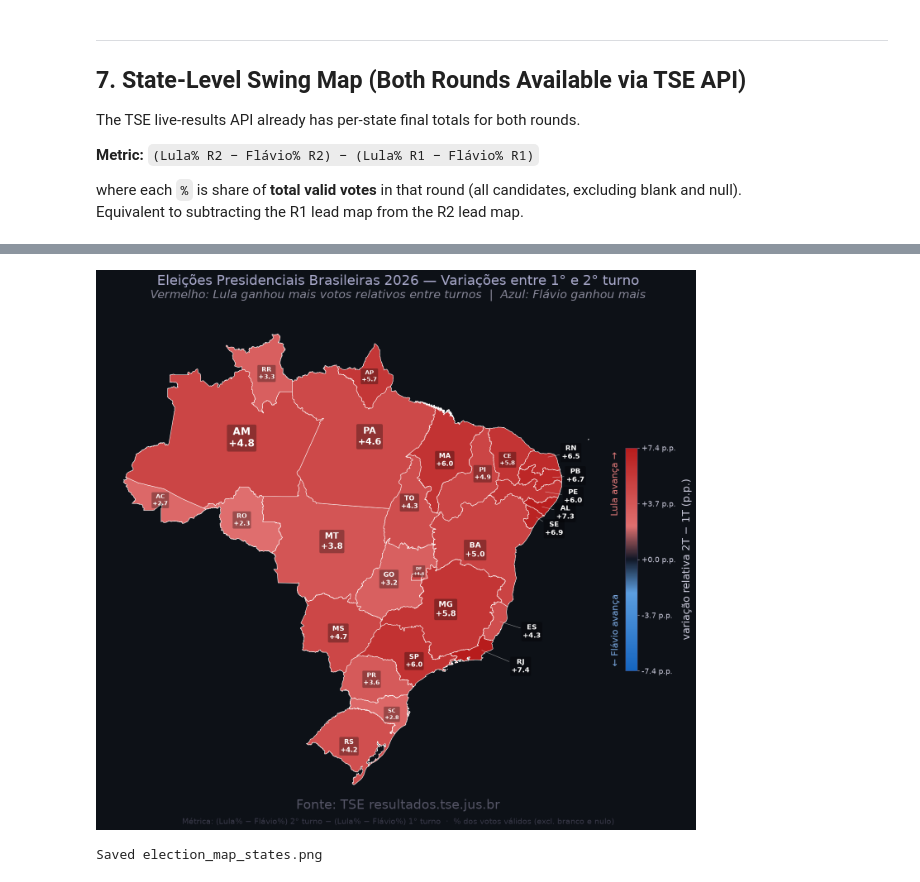
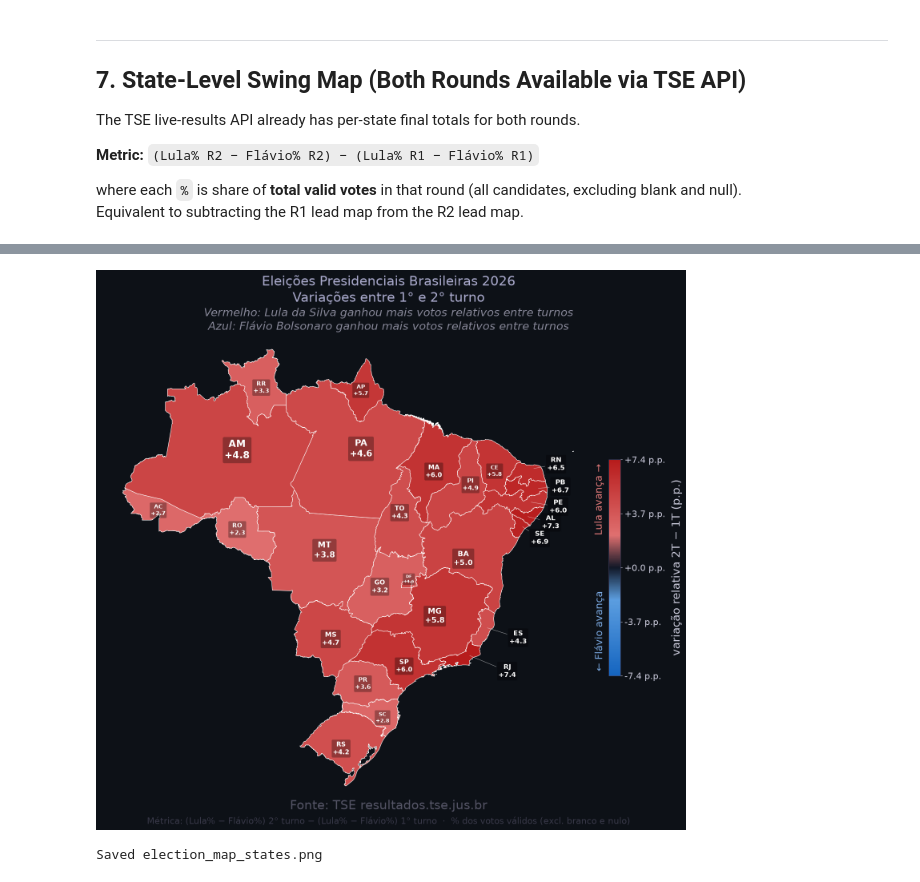
Before and after one commit to SebasEliens/br26-map, a Jupyter notebook: election_map.ipynb, the cells around one changed output, grey strips where cells are left out. Cells and saved outputs as stored; diff of their text form; code cells hidden in the pictures.

```diff
--- a/election_map.ipynb
+++ b/election_map.ipynb
@@ -515,41 +515,39 @@ for _, row in gdf_state_map.iterrows():
             label,
             xy=(pt.x + dx, pt.y + dy), ha="center", va="center",
             fontsize=fs, color="white", fontweight="bold",
             bbox=dict(boxstyle="round,pad=0.18", facecolor="black",
                       alpha=0.30, linewidth=0),
         )
 
 # Colorbar
 sm2 = plt.cm.ScalarMappable(cmap=cmap, norm=norm_s)
 sm2.set_array([])
 cbar2 = fig2.colorbar(sm2, ax=ax2, shrink=0.45, aspect=18, pad=0.02)
 cbar2.outline.set_edgecolor("#444466")
-cbar2.ax.tick_params(colors="#ccccdd", labelsize=13)
+cbar2.ax.tick_params(colors="#ccccdd", labelsize=16)
 ticks2 = np.linspace(-vmax_s, vmax_s, 5)
 cbar2.set_ticks(ticks2)
 cbar2.set_ticklabels([f"{v:+.1f} p.p." for v in ticks2])
-cbar2.set_label("variação relativa 2T − 1T (p.p.)", color="#ccccdd", fontsize=18, labelpad=10)
+cbar2.set_label("variação relativa 2T − 1T (p.p.)", color="#ccccdd", fontsize=20, labelpad=10)
 cbar2.ax.text(-1.2, 0.02, "← Flávio avança", transform=cbar2.ax.transAxes,
-              va="bottom", ha="left", fontsize=16, color="#7aa8e0", rotation=90)
+              va="bottom", ha="left", fontsize=18, color="#7aa8e0", rotation=90)
 cbar2.ax.text(-1.2, 0.98, "Lula avança →",   transform=cbar2.ax.transAxes,
-              va="top",    ha="left", fontsize=16, color="#e07a7a", rotation=90)
+              va="top",    ha="left", fontsize=18, color="#e07a7a", rotation=90)
 
 ax2.axis("off")
 plt.tight_layout(rect=[0, 0.022, 1, 0.90])
-fig2.text(0.5, 0.935, "Eleições Presidenciais Brasileiras 2026 — Variações entre 1° e 2° turno",
+fig2.text(0.5, 0.935, "Eleições Presidenciais Brasileiras 2026\nVariações entre 1° e 2° turno",
           ha="center", color="#aaaacc", fontsize=24)
-fig2.text(0.5, 0.912,
-          "Vermelho: Lula ganhou mais votos relativos entre turnos  |  Azul: Flávio ganhou mais",
-          ha="center", color="#888899", fontsize=20, style="italic")
+fig2.text(0.5, 0.885,"Vermelho: Lula da Silva ganhou mais votos relativos entre turnos\nAzul: Flávio Bolsonaro ganhou mais votos relativos entre turnos", ha="center", color="#888899", fontsize=20, style="italic")
 fig2.text(0.5, 0.03, "Fonte: TSE resultados.tse.jus.br",
           ha="center", color="#555566", fontsize=22)
 fig2.text(0.5, 0.004,
           "Métrica: (Lula% − Flávio%) 2° turno − (Lula% − Flávio%) 1° turno  ·  % dos votos válidos (excl. branco e nulo)",
-          ha="center", color="#3a3a4a", fontsize=14)
+          ha="center", color="#3a3a4a", fontsize=16)
 
 plt.savefig("election_map_states.png", dpi=200, bbox_inches="tight", facecolor=BG)
 plt.show()
 print("Saved election_map_states.png")
 # %% [output]
-[figure, old version]
+[figure, new version]
 Saved election_map_states.png
```
